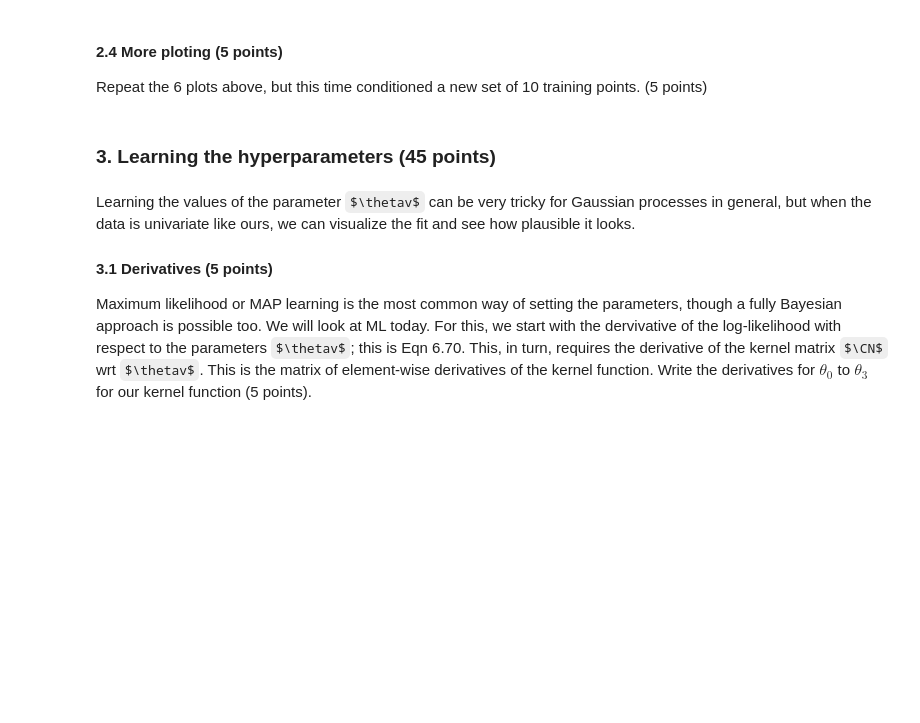
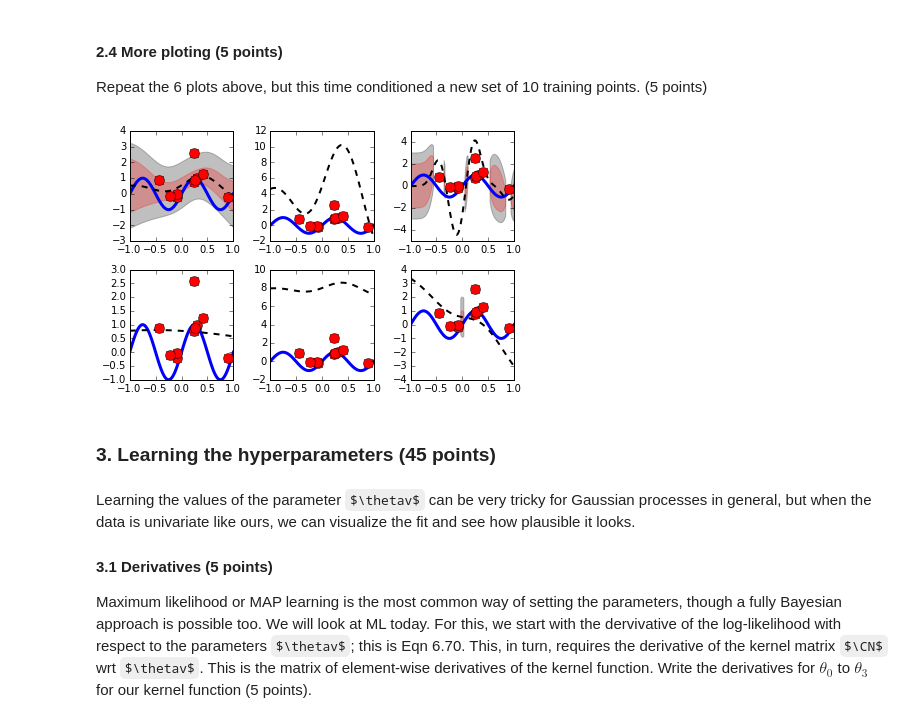
Before and after one commit to UnarmedLad/Machine-Learning-1, a Jupyter notebook: Lab3.ipynb, the cells around one changed output. Drawn from its saved outputs; the diff is of its cells as text; code cells hidden in the pictures; some formulas as TeX source; blank space fills up the shorter version.

```diff
--- a/Lab3.ipynb
+++ b/Lab3.ipynb
@@ -162,6 +205,13 @@ def gp_plot( x_test, y_test, mu_test, var_test, x_train, t_train, theta, beta ):
 # %% [markdown]
 #### 2.4 More ploting (5 points)
 Repeat the 6 plots above, but this time conditioned a new set of 10 training points. (5 points)
+# %%
+#todo dit klopt voor geen meter
+x_train = np.random.rand(10)*2-1
+t_train = generate_t( x_train, sigma )
+plotstuff(x_train, t_train)
+# %% [output]
+[figure, added]
 # %% [markdown]
 ### 3. Learning the hyperparameters (45 points)
 # %% [markdown]
```
Also changed, not shown: parts of 11 cells of this notebook.
